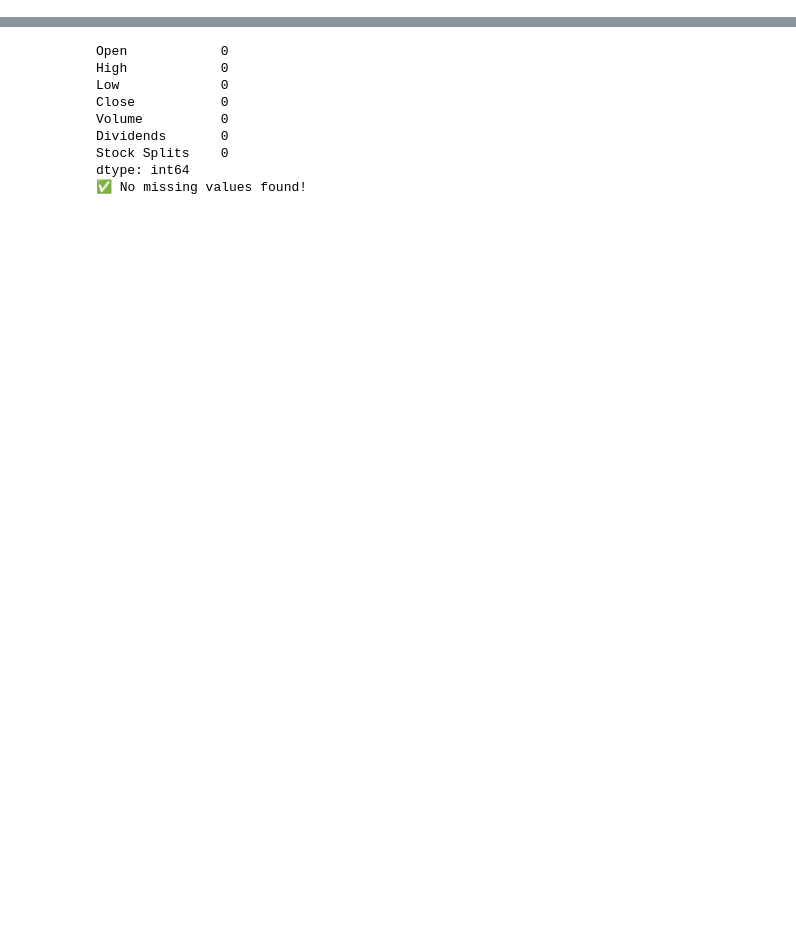
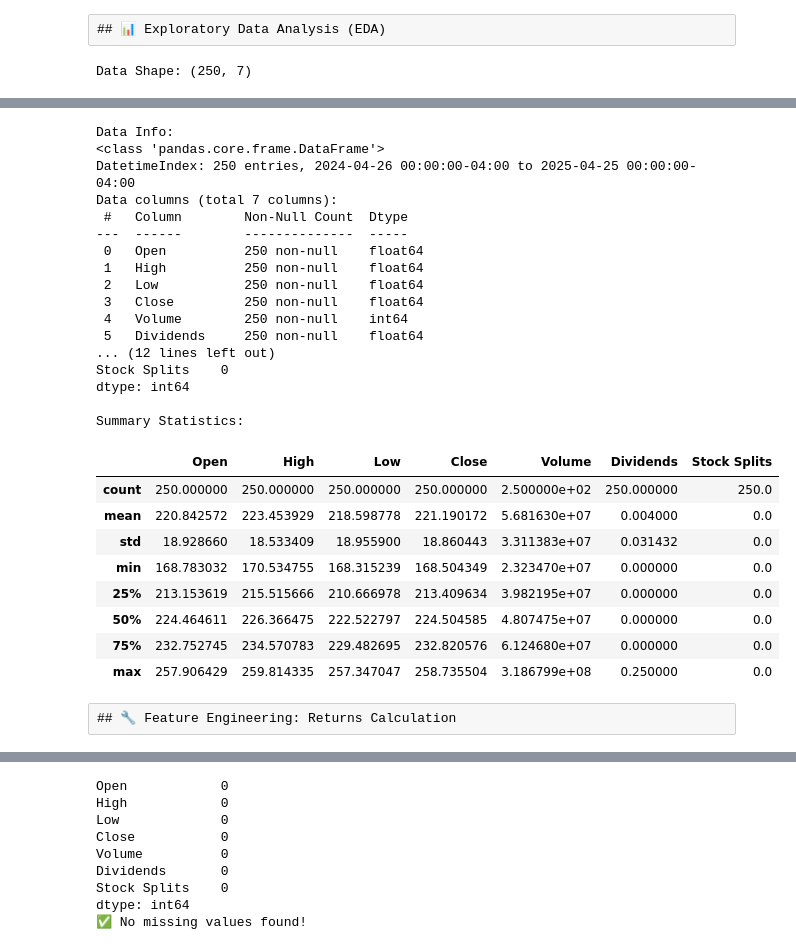
Before and after one commit to vaishnavichandran19121988/Projects-, a Jupyter notebook: Create YahooFinanceDashboard/yahoo_finance_stock_dashboard.ipynb, the cells around one changed output, grey strips where cells are left out. Saved outputs shown, nothing was run; the diff lists cells and outputs as text; code cells hidden in the pictures; blank space fills up the shorter version.

```diff
--- a/Create YahooFinanceDashboard/yahoo_finance_stock_dashboard.ipynb
+++ b/Create YahooFinanceDashboard/yahoo_finance_stock_dashboard.ipynb
@@ -53 +65,25 @@ Date
 Stock data saved as AAPL_stock_data.csv
+# %% [raw]
+## 📊 Exploratory Data Analysis (EDA)
+# %%
+# 📊 Exploratory Data Analysis (EDA)
+
+# Dataset shape
+print(f"Data Shape: {stock_data.shape}")
+
+# First few rows
+display(stock_data.head())
+
+# Data Info
+print("\nData Info:")
+print(stock_data.info())
+
+# Check Missing Values
+print("\nMissing Values:")
+print(stock_data.isnull().sum())
+
+# Summary Statistics
+print("\nSummary Statistics:")
+display(stock_data.describe())
+# %% [output]
+Data Shape: (250, 7)
@@ -53,0 +97,28 @@ Stock data saved as AAPL_stock_data.csv
+Data Info:
+<class 'pandas.core.frame.DataFrame'>
+DatetimeIndex: 250 entries, 2024-04-26 00:00:00-04:00 to 2025-04-25 00:00:00-04:00
+Data columns (total 7 columns):
+ #   Column        Non-Null Count  Dtype
+---  ------        --------------  -----
+ 0   Open          250 non-null    float64
+ 1   High          250 non-null    float64
+ 2   Low           250 non-null    float64
+ 3   Close         250 non-null    float64
+ 4   Volume        250 non-null    int64
+ 5   Dividends     250 non-null    float64
+... (12 lines left out)
+Stock Splits    0
+dtype: int64
+
+Summary Statistics:
+|  | Open | High | Low | Close | Volume | Dividends | Stock Splits |
+| count | 250.000000 | 250.000000 | 250.000000 | 250.000000 | 2.500000e+02 | 250.000000 | 250.0 |
+| mean | 220.842572 | 223.453929 | 218.598778 | 221.190172 | 5.681630e+07 | 0.004000 | 0.0 |
+| std | 18.928660 | 18.533409 | 18.955900 | 18.860443 | 3.311383e+07 | 0.031432 | 0.0 |
+| min | 168.783032 | 170.534755 | 168.315239 | 168.504349 | 2.323470e+07 | 0.000000 | 0.0 |
+| 25% | 213.153619 | 215.515666 | 210.666978 | 213.409634 | 3.982195e+07 | 0.000000 | 0.0 |
+| 50% | 224.464611 | 226.366475 | 222.522797 | 224.504585 | 4.807475e+07 | 0.000000 | 0.0 |
+| 75% | 232.752745 | 234.570783 | 229.482695 | 232.820576 | 6.124680e+07 | 0.000000 | 0.0 |
+| max | 257.906429 | 259.814335 | 257.347047 | 258.735504 | 3.186799e+08 | 0.250000 | 0.0 |
+# %% [raw]
+## 🔧 Feature Engineering: Returns Calculation
```
Also changed, not shown: parts of 14 cells of this notebook.
